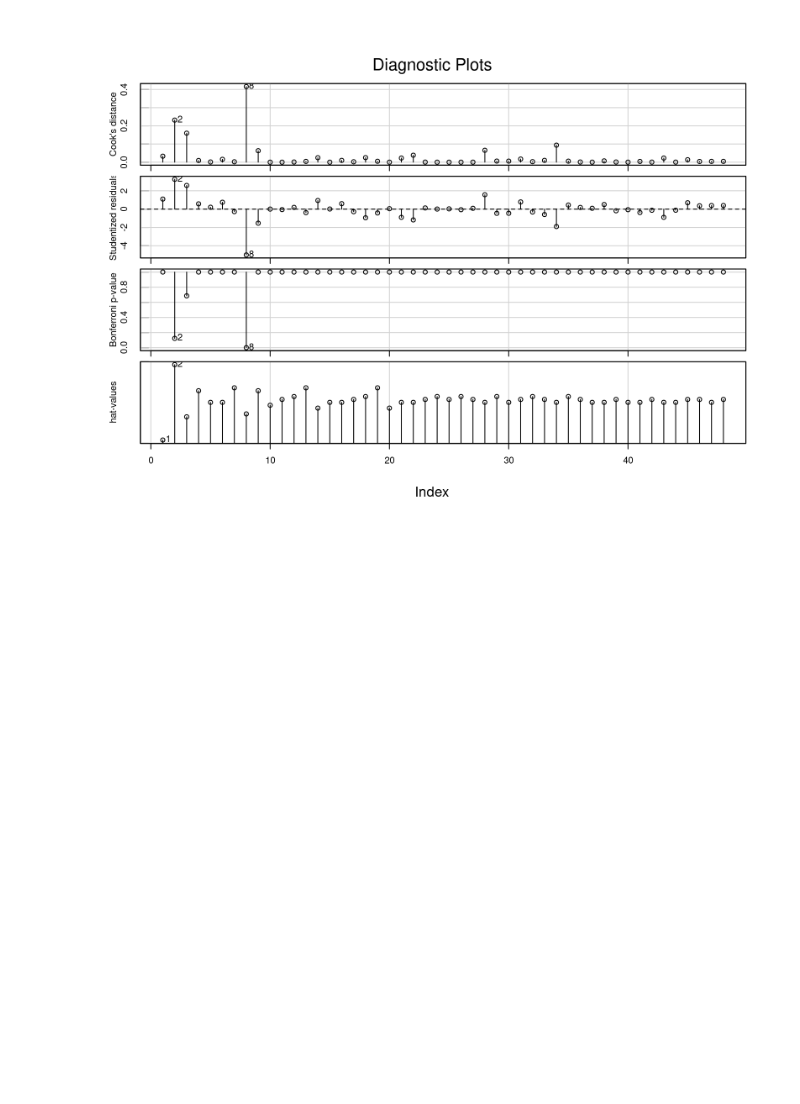
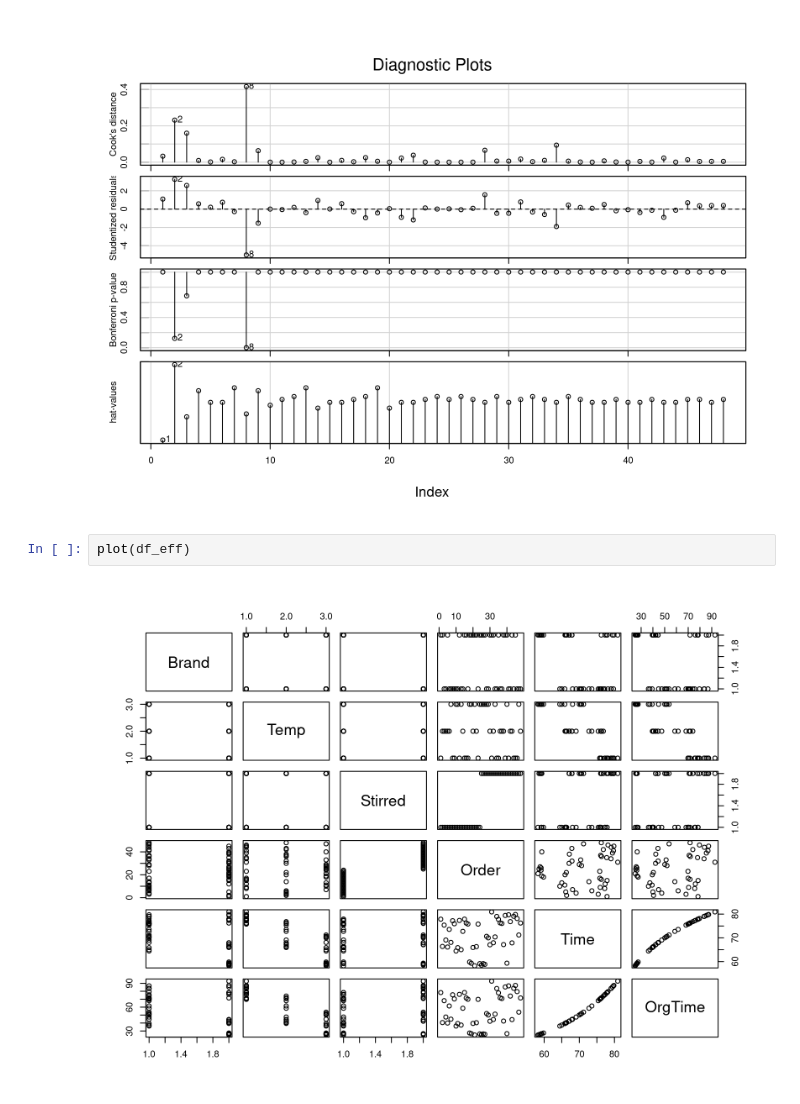
Before and after one commit to hkopanski/ST_518_Project, a Jupyter notebook: project.ipynb, the cells around one changed output. Cells and saved outputs as stored; diff of their text form; blank space fills up the shorter version.

```diff
--- a/project.ipynb
+++ b/project.ipynb
@@ -408,3 +456,7 @@ influenceIndexPlot(lm_eff)
 Warning message in plot.window(...):
 “axis(2, *): range of values (    0) is small wrt |M| =    0.25 --> not pretty()”
 [figure]
+# %%
+plot(df_eff)
+# %% [output]
+[figure, added]
```
Also changed, not shown: parts of 2 cells of this notebook, 2 other files.
